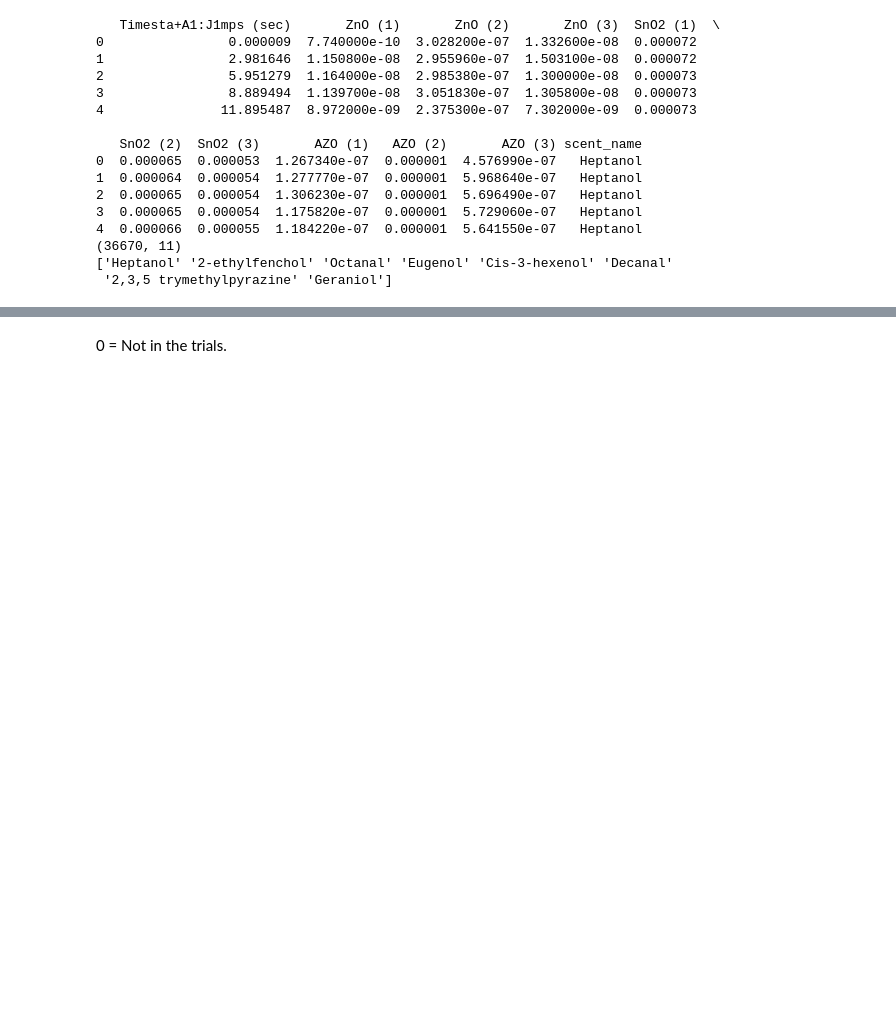
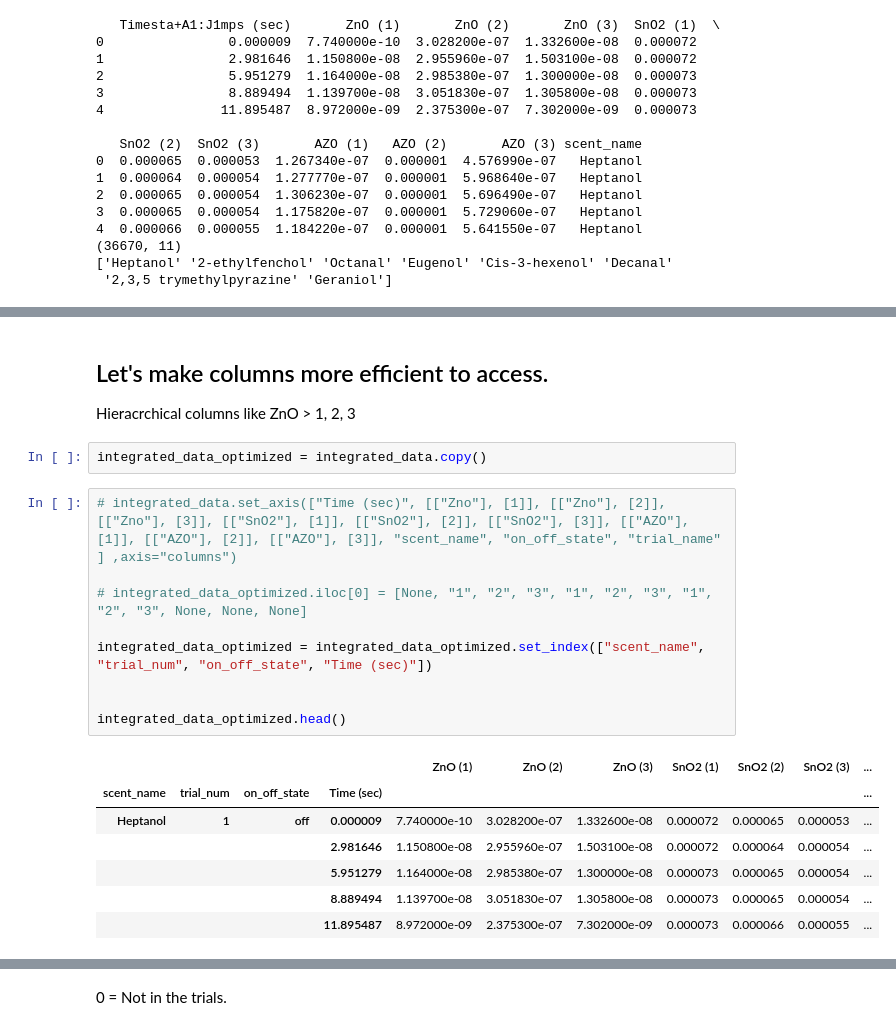
Before and after one commit to ChanyuMoon/smell_classification, a Jupyter notebook: data_preprocessing.ipynb, the cells around one changed output, grey strips where cells are left out. Cells and saved outputs as stored; diff of their text form; blank space fills up the shorter version.

```diff
--- a/data_preprocessing.ipynb
+++ b/data_preprocessing.ipynb
@@ -113,3 +113,25 @@ integrated_data.head()
 | 2 | 5.951279 | 1.164000e-08 | 2.985380e-07 | 1.300000e-08 | 0.000073 | 0.000065 | 0.000054 | 1.306230e-07 | 0.000001 | 5.696490e-07 | ... |
 | 3 | 8.889494 | 1.139700e-08 | 3.051830e-07 | 1.305800e-08 | 0.000073 | 0.000065 | 0.000054 | 1.175820e-07 | 0.000001 | 5.729060e-07 | ... |
 | 4 | 11.895487 | 8.972000e-09 | 2.375300e-07 | 7.302000e-09 | 0.000073 | 0.000066 | 0.000055 | 1.184220e-07 | 0.000001 | 5.641550e-07 | ... |
+# %% [markdown]
+## Let's make columns more efficient to access.
+Hieracrchical columns like ZnO > 1, 2, 3
+# %%
+integrated_data_optimized = integrated_data.copy()
+# %%
+# integrated_data.set_axis(["Time (sec)", [["Zno"], [1]], [["Zno"], [2]], [["Zno"], [3]], [["SnO2"], [1]], [["SnO2"], [2]], [["SnO2"], [3]], [["AZO"], [1]], [["AZO"], [2]], [["AZO"], [3]], "scent_name", "on_off_state", "trial_name" ] ,axis="columns")
+
+# integrated_data_optimized.iloc[0] = [None, "1", "2", "3", "1", "2", "3", "1", "2", "3", None, None, None]
+
+integrated_data_optimized = integrated_data_optimized.set_index(["scent_name", "trial_num", "on_off_state", "Time (sec)"])
+
+
+integrated_data_optimized.head()
+# %% [output]
+|  |  |  |  | ZnO (1) | ZnO (2) | ZnO (3) | SnO2 (1) | SnO2 (2) | SnO2 (3) | ... |
+| scent_name | trial_num | on_off_state | Time (sec) |  |  |  |  |  |  | ... |
+| Heptanol | 1 | off | 0.000009 | 7.740000e-10 | 3.028200e-07 | 1.332600e-08 | 0.000072 | 0.000065 | 0.000053 | ... |
+|  |  |  | 2.981646 | 1.150800e-08 | 2.955960e-07 | 1.503100e-08 | 0.000072 | 0.000064 | 0.000054 | ... |
+|  |  |  | 5.951279 | 1.164000e-08 | 2.985380e-07 | 1.300000e-08 | 0.000073 | 0.000065 | 0.000054 | ... |
+|  |  |  | 8.889494 | 1.139700e-08 | 3.051830e-07 | 1.305800e-08 | 0.000073 | 0.000065 | 0.000054 | ... |
+|  |  |  | 11.895487 | 8.972000e-09 | 2.375300e-07 | 7.302000e-09 | 0.000073 | 0.000066 | 0.000055 | ... |
```
Also changed, not shown: parts of 5 cells of this notebook, 1 other file.
